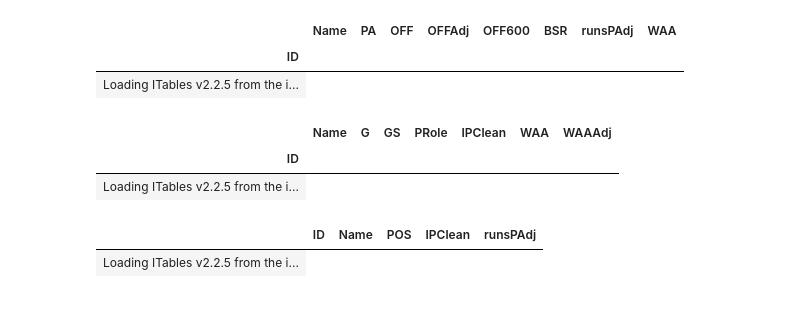
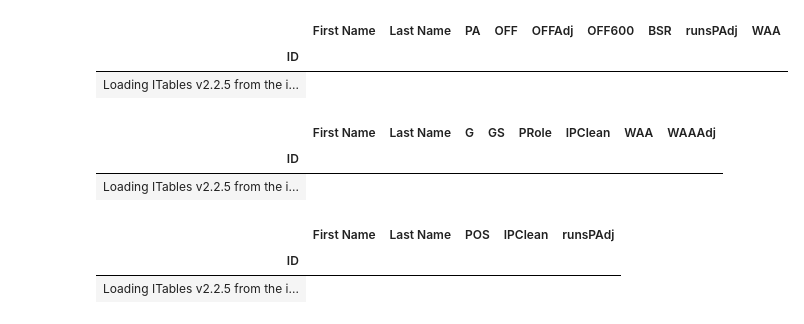
Before and after one commit to cmp66/ootp-analytics, a Jupyter notebook: dataImport.ipynb, the cells around one changed output. Saved outputs shown, nothing was run; the diff lists cells and outputs as text; code cells hidden in the pictures.

Commit message:
Read both from dump and exports

```diff
--- a/dataImport.ipynb
+++ b/dataImport.ipynb
@@ -20,6 +20,7 @@ n = np.dtype(dtype='int64')
 # %% [output]
 [interactive output not drawn]
 # %%
-season = 2017
+season = 2026
 league = "BZ"
 ratings = "Standard"
+source = "export"
@@ -35,0 +27,7 @@ Reading Standard-ratings.csv
+# %%
+if source == "dump":
+    df_player_ratings = importCSV.import_ootp_dump_ratings(league, season, ratings, ".")
+    df_player_batting_stats,df_player_pitching_stats, df_player_fielding_stats, df_team_batting_stats, df_team_pitching_stats, df_team_fielding_stats = importCSV.import_ootp_dump_stats(league, season, ".")
+else:
+    df_player_batting_stats,df_player_pitching_stats, df_player_fielding_stats, df_team_batting_stats, df_team_pitching_stats, df_team_fielding_stats = importCSV.import_csv_flex(league, season, ".")
+    df_player_ratings = importCSV.import_ratings(league, season, ratings, ".")
@@ -39,7 +39,7 @@ df_team_pitching_stats.round(3).to_csv(f"./files/{league}/{season}/output/{leagu
 df_team_fielding_stats.round(3).to_csv(f"./files/{league}/{season}/output/{league}-{season}-team-fielding.csv")
 # %%
 league_batting_totals = {
-    "PA": df_player_batting_stats["PA"].sum(),
+    "PA": df_player_batting_stats["PA"].sum() if source == "dump" else df_player_batting_stats["PA"].sum() + df_player_batting_stats["SH"].sum() + df_player_batting_stats["CI"].sum(),
     "AB": df_player_batting_stats["AB"].sum(),
     "R": df_player_batting_stats["R"].sum(),
     "H": df_player_batting_stats["H"].sum(),
@@ -121,31 +116,35 @@ df_player_pitching_stats.to_csv(f"./files/{league}/{season}/output/{league}-{sea
-# %%
-df_player_batting_stats.set_index('ID', inplace=True)
-df_player_pitching_stats.set_index('ID', inplace=True)
 # %%
 
 display_title = "Player Pitching Stats"
-pitching_columns_to_display = ['Name', 'G', 'GS', 'PRole', 'IPClean', 'WAA', 'WAAAdj']
-batting_columns_to_display = ['Name', 'PA', 'OFF', 'OFFAdj', 'OFF600', 'BSR', 'runsPAdj', 'WAA']
-fielding_columns_to_display = ['ID', 'Name', 'POS', 'IPClean', 'runsPAdj']
+pitching_columns_to_display = ['First Name', 'Last Name','G', 'GS', 'PRole', 'IPClean', 'WAA', 'WAAAdj']
+batting_columns_to_display = ['First Name', 'Last Name', 'PA', 'OFF', 'OFFAdj', 'OFF600', 'BSR', 'runsPAdj', 'WAA']
+fielding_columns_to_display = ['First Name', 'Last Name', 'POS', 'IPClean', 'runsPAdj']
 
 df_non_pitcher_fielders = df_player_fielding_stats.loc[df_player_fielding_stats['POS'] != 'P']
 fielding_group = df_non_pitcher_fielders.groupby('ID')
 fielding_values = fielding_group['runsPAdj'].sum()
 df_batter_pivot = pd.concat([df_player_batting_stats, fielding_values], axis='columns')
 df_batter_pivot['WAA']=(df_batter_pivot['OFFAdj'] + df_batter_pivot['BSR'] + df_batter_pivot['runsPAdj']) / 10.0
 
+
+df_batter_pivot = df_batter_pivot.merge(df_player_ratings[['First Name', 'Last Name']], on='ID', how='left')
+df_player_pitching_stats = pd.merge(df_player_pitching_stats, df_player_ratings[['First Name', 'Last Name']], on='ID', how='left')
+df_player_fielding_stats = pd.merge(df_player_fielding_stats, df_player_ratings[['First Name', 'Last Name']], on='ID', how='left')
+
+
 with pd.option_context("display.float_format", "{:,.2f}".format):
     show(df_batter_pivot[batting_columns_to_display], show='grid',searching=True, paging=True, index=True, classes="display nowrap compact",  lengthMenu=[20])
     show(df_player_pitching_stats[pitching_columns_to_display], show='grid',searching=True, paging=True, index=True, classes="display nowrap compact", lengthMenu=[20])
 # %% [output]
-|  | Name | PA | OFF | OFFAdj | OFF600 | BSR | runsPAdj | WAA |
-| ID |  |  |  |  |  |  |  |  |
+|  | First Name | Last Name | PA | OFF | OFFAdj | OFF600 | BSR | runsPAdj | WAA |
+| ID |  |  |  |  |  |  |  |  |  |
 | Loading ITables v2.2.5 from the i... |
-|  | Name | G | GS | PRole | IPClean | WAA | WAAAdj |
-| ID |  |  |  |  |  |  |  |
+|  | First Name | Last Name | G | GS | PRole | IPClean | WAA | WAAAdj |
+| ID |  |  |  |  |  |  |  |  |
 | Loading ITables v2.2.5 from the i... |
 # %%
 show(df_player_fielding_stats[fielding_columns_to_display], show='grid',searching=True, paging=True, index=True, classes="display nowrap compact",  lengthMenu=[15])
 # %% [output]
-|  | ID | Name | POS | IPClean | runsPAdj |
+|  | First Name | Last Name | POS | IPClean | runsPAdj |
+| ID |  |  |  |  |  |
 | Loading ITables v2.2.5 from the i... |
```
Also changed, not shown: parts of 4 cells of this notebook, 56 other files.
